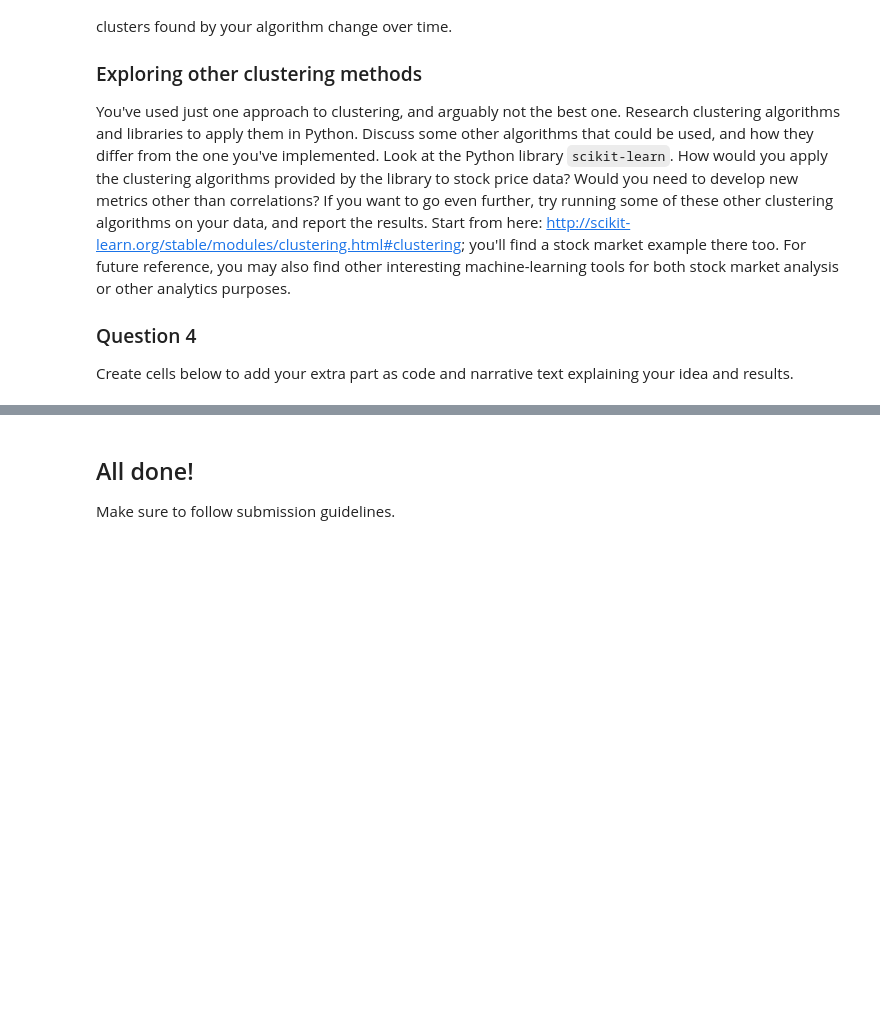
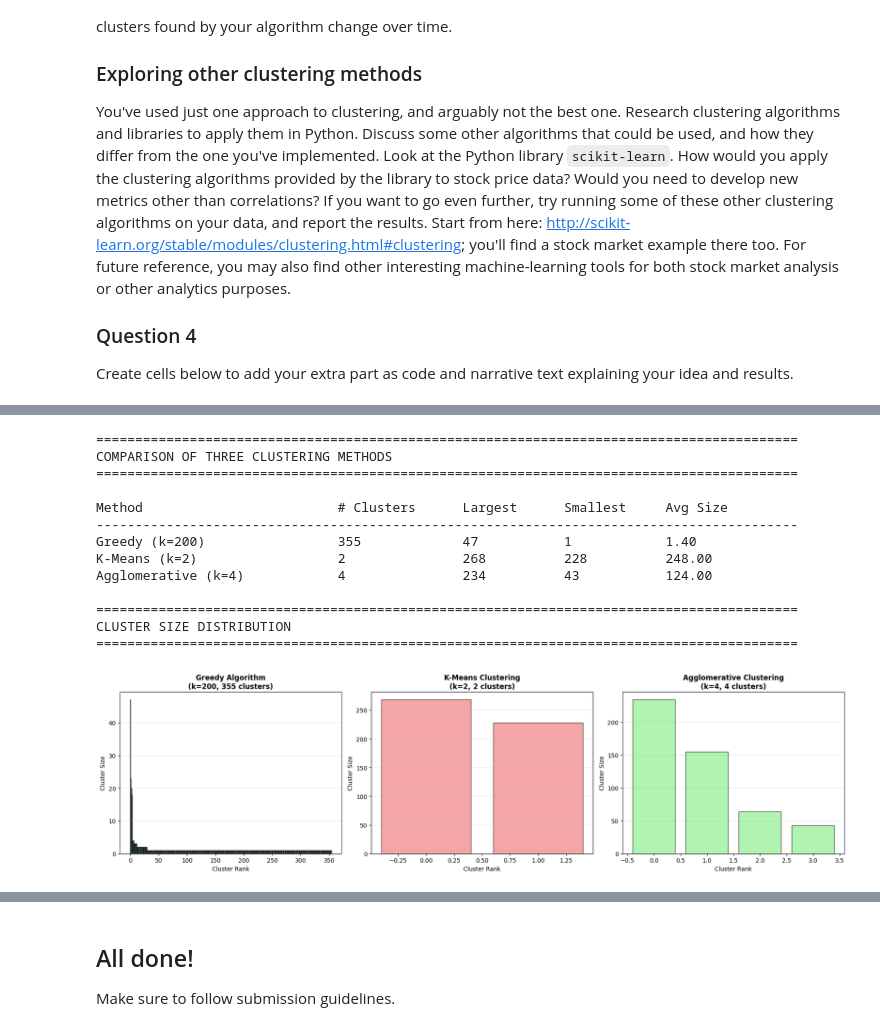
Before and after one commit to Mengsch3/apps-python-hw-03, a Jupyter notebook: hw_03_nb.ipynb, the cells around one changed output, grey strips where cells are left out. Saved outputs shown, nothing was run; the diff lists cells and outputs as text; code cells hidden in the pictures; blank space fills up the shorter version.

```diff
--- a/hw_03_nb.ipynb
+++ b/hw_03_nb.ipynb
@@ -1135,0 +1494,74 @@ Create cells below to add your extra part as code and narrative text explaining
+# %%
+# Create comprehensive comparison table
+print("\n" + "="*90)
+print("COMPARISON OF THREE CLUSTERING METHODS")
+print("="*90)
+
+# Greedy algorithm results
+greedy_sorted = sorted(all_clusters.items(), key=lambda x: len(x[1]), reverse=True)
+greedy_sizes = [len(cluster) for _, cluster in greedy_sorted]
+
+# K-Means results
+kmeans_sizes = [len(cluster) for _, cluster in kmeans_sorted]
+
+# Agglomerative results
+agg_sizes = [len(cluster) for _, cluster in agg_sorted]
+
+# Print summary statistics
+print(f"\n{'Method':<30} {'# Clusters':<15} {'Largest':<12} {'Smallest':<12} {'Avg Size':<12}")
+print("-" * 90)
+print(f"{'Greedy (k=200)':<30} {len(all_clusters):<15} {max(greedy_sizes):<12} {min(greedy_sizes):<12} {np.mean(greedy_sizes):<12.2f}")
+print(f"{'K-Means (k=' + str(optimal_k) + ')':<30} {len(kmeans_clusters):<15} {max(kmeans_sizes):<12} {min(kmeans_sizes):<12} {np.mean(kmeans_sizes):<12.2f}")
+print(f"{'Agglomerative (k=' + str(agg_optimal_k) + ')':<30} {len(agg_clusters):<15} {max(agg_sizes):<12} {min(agg_sizes):<12} {np.mean(agg_sizes):<12.2f}")
+
+print("\n" + "="*90)
+print("CLUSTER SIZE DISTRIBUTION")
+print("="*90)
+
+fig, axes = plt.subplots(1, 3, figsize=(18, 5))
+
+# Greedy algorithm
+axes[0].bar(range(len(greedy_sizes)), sorted(greedy_sizes, reverse=True),
+           color='skyblue', alpha=0.7, edgecolor='black')
+axes[0].set_title(f'Greedy Algorithm\n(k=200, {len(all_clusters)} clusters)',
+                 fontsize=12, fontweight='bold')
+axes[0].set_xlabel('Cluster Rank', fontsize=10)
+axes[0].set_ylabel('Cluster Size', fontsize=10)
+axes[0].grid(True, alpha=0.3, axis='y')
+
+# K-Means
+axes[1].bar(range(len(kmeans_sizes)), sorted(kmeans_sizes, reverse=True),
+           color='lightcoral', alpha=0.7, edgecolor='black')
+axes[1].set_title(f'K-Means Clustering\n(k={optimal_k}, {len(kmeans_clusters)} clusters)',
+                 fontsize=12, fontweight='bold')
+axes[1].set_xlabel('Cluster Rank', fontsize=10)
+axes[1].set_ylabel('Cluster Size', fontsize=10)
+axes[1].grid(True, alpha=0.3, axis='y')
+
+# Agglomerative
+axes[2].bar(range(len(agg_sizes)), sorted(agg_sizes, reverse=True),
+           color='lightgreen', alpha=0.7, edgecolor='black')
+axes[2].set_title(f'Agglomerative Clustering\n(k={agg_optimal_k}, {len(agg_clusters)} clusters)',
+                 fontsize=12, fontweight='bold')
+axes[2].set_xlabel('Cluster Rank', fontsize=10)
+axes[2].set_ylabel('Cluster Size', fontsize=10)
+axes[2].grid(True, alpha=0.3, axis='y')
+
+plt.tight_layout()
+plt.savefig('clustering_comparison.png', dpi=150, bbox_inches='tight')
+plt.show()
+# %% [output]
+==========================================================================================
+COMPARISON OF THREE CLUSTERING METHODS
+==========================================================================================
+
+Method                         # Clusters      Largest      Smallest     Avg Size
+------------------------------------------------------------------------------------------
+Greedy (k=200)                 355             47           1            1.40
+K-Means (k=2)                  2               268          228          248.00
+Agglomerative (k=4)            4               234          43           124.00
+
+==========================================================================================
+CLUSTER SIZE DISTRIBUTION
+==========================================================================================
+[figure, added]
```
Also changed, not shown: parts of 20 cells of this notebook, 7 other files.
